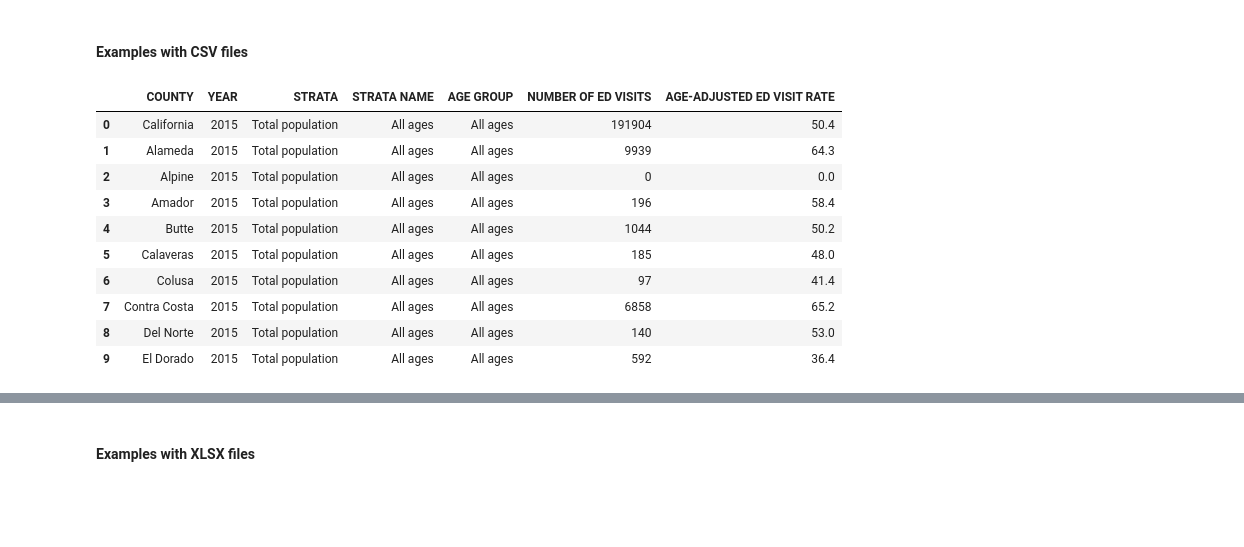
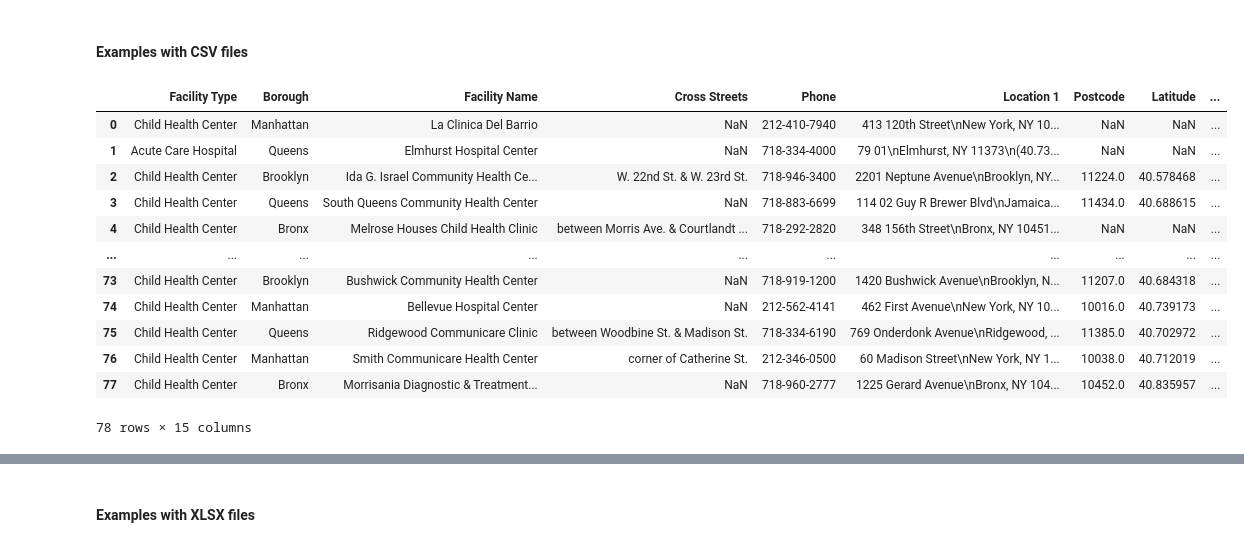
Before and after one commit to Alyssasorensen/datasci_1_loading, a Jupyter notebook: HHA507Assignment1.ipynb, the cells around one changed output, grey strips where cells are left out. Cells and saved outputs as stored; diff of their text form; code cells hidden in the pictures; blank space fills up the shorter version.

```diff
--- a/HHA507Assignment1.ipynb
+++ b/HHA507Assignment1.ipynb
@@ -16,18 +16,20 @@ import plotly as plt
 # %%
 # First CSV file
 
-asthma_ED_visits = pd.read_csv('https://raw.githubusercontent.com/Alyssasorensen/datasci_1_loading/main/data/asthma-ED-visits.csv')
+NYC_health = pd.read_csv('https://raw.githubusercontent.com/Alyssasorensen/datasci_1_loading/main/data/NYC_Health___Hospitals_patient_care_locations_-_2011.csv')
-# %%
-asthma_ED_visits
-# %% [output]
-|  | COUNTY | YEAR | STRATA | STRATA NAME | AGE GROUP | NUMBER OF ED VISITS | AGE-ADJUSTED ED VISIT RATE |
-| 0 | California | 2015 | Total population | All ages | All ages | 191904 | 50.4 |
-| 1 | Alameda | 2015 | Total population | All ages | All ages | 9939 | 64.3 |
-| 2 | Alpine | 2015 | Total population | All ages | All ages | 0 | 0.0 |
-| 3 | Amador | 2015 | Total population | All ages | All ages | 196 | 58.4 |
-| 4 | Butte | 2015 | Total population | All ages | All ages | 1044 | 50.2 |
-| 5 | Calaveras | 2015 | Total population | All ages | All ages | 185 | 48.0 |
-| 6 | Colusa | 2015 | Total population | All ages | All ages | 97 | 41.4 |
-| 7 | Contra Costa | 2015 | Total population | All ages | All ages | 6858 | 65.2 |
-| 8 | Del Norte | 2015 | Total population | All ages | All ages | 140 | 53.0 |
-| 9 | El Dorado | 2015 | Total population | All ages | All ages | 592 | 36.4 |
+# %%
+NYC_health
+# %% [output]
+|  | Facility Type | Borough | Facility Name | Cross Streets | Phone | Location 1 | Postcode | Latitude | ... |
+| 0 | Child Health Center | Manhattan | La Clinica Del Barrio | NaN | 212-410-7940 | 413 120th Street\nNew York, NY 10... | NaN | NaN | ... |
+| 1 | Acute Care Hospital | Queens | Elmhurst Hospital Center | NaN | 718-334-4000 | 79 01\nElmhurst, NY 11373\n(40.73... | NaN | NaN | ... |
+| 2 | Child Health Center | Brooklyn | Ida G. Israel Community Health Ce... | W. 22nd St. & W. 23rd St. | 718-946-3400 | 2201 Neptune Avenue\nBrooklyn, NY... | 11224.0 | 40.578468 | ... |
+| 3 | Child Health Center | Queens | South Queens Community Health Center | NaN | 718-883-6699 | 114 02 Guy R Brewer Blvd\nJamaica... | 11434.0 | 40.688615 | ... |
+| 4 | Child Health Center | Bronx | Melrose Houses Child Health Clinic | between Morris Ave. & Courtlandt ... | 718-292-2820 | 348 156th Street\nBronx, NY 10451... | NaN | NaN | ... |
+| ... | ... | ... | ... | ... | ... | ... | ... | ... | ... |
+| 73 | Child Health Center | Brooklyn | Bushwick Community Health Center | NaN | 718-919-1200 | 1420 Bushwick Avenue\nBrooklyn, N... | 11207.0 | 40.684318 | ... |
+| 74 | Child Health Center | Manhattan | Bellevue Hospital Center | NaN | 212-562-4141 | 462 First Avenue\nNew York, NY 10... | 10016.0 | 40.739173 | ... |
+| 75 | Child Health Center | Queens | Ridgewood Communicare Clinic | between Woodbine St. & Madison St. | 718-334-6190 | 769 Onderdonk Avenue\nRidgewood, ... | 11385.0 | 40.702972 | ... |
+| 76 | Child Health Center | Manhattan | Smith Communicare Health Center | corner of Catherine St. | 212-346-0500 | 60 Madison Street\nNew York, NY 1... | 10038.0 | 40.712019 | ... |
+| 77 | Child Health Center | Bronx | Morrisania Diagnostic & Treatment... | NaN | 718-960-2777 | 1225 Gerard Avenue\nBronx, NY 104... | 10452.0 | 40.835957 | ... |
+78 rows × 15 columns
```
Also changed, not shown: parts of 16 cells of this notebook.
